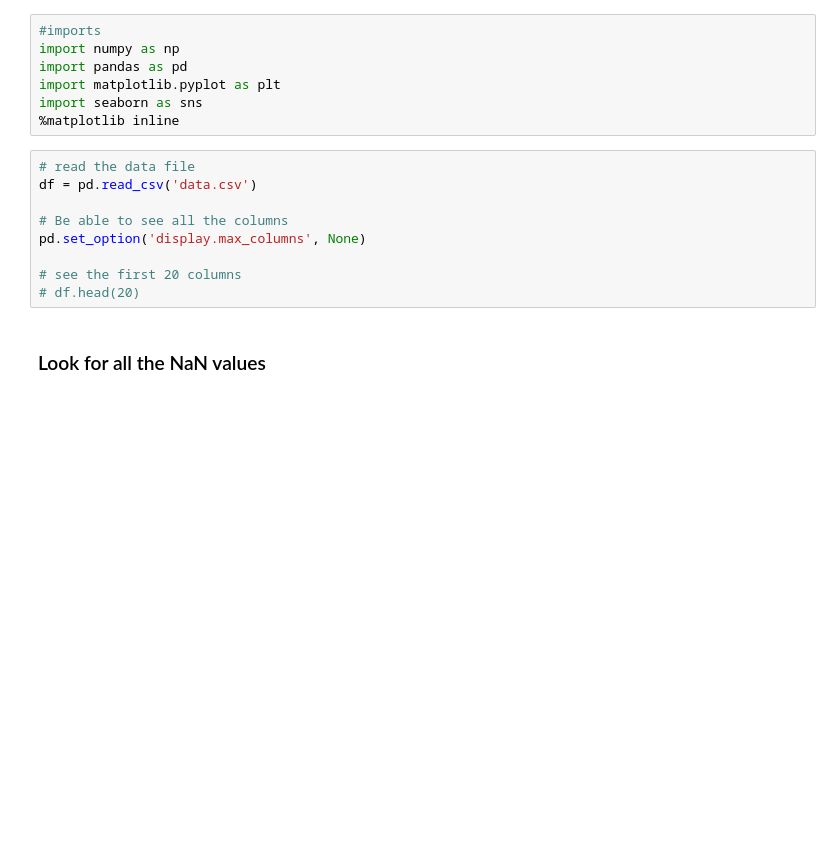
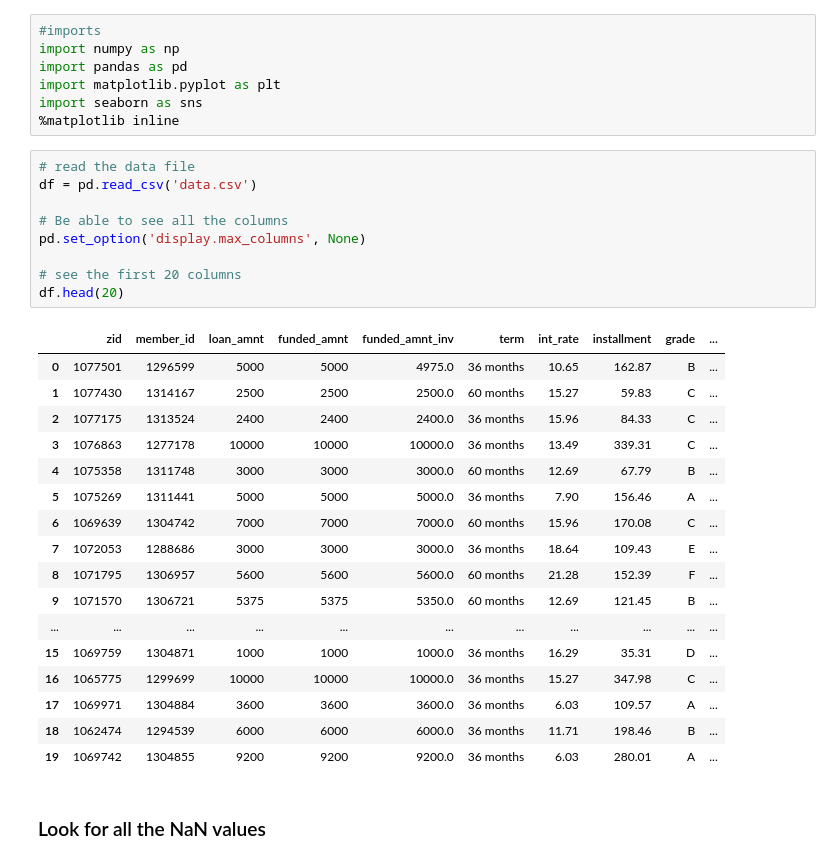
Before and after one commit to rurumeister/csci-316, a Jupyter notebook: GA1.ipynb, the cells around one changed output. Cells and saved outputs as stored; diff of their text form; blank space fills up the shorter version.

```diff
--- a/GA1.ipynb
+++ b/GA1.ipynb
@@ -10,12 +10,30 @@ import seaborn as sns
 # %%
 # read the data file
 df = pd.read_csv('data.csv')
 
 # Be able to see all the columns
 pd.set_option('display.max_columns', None)
 
 # see the first 20 columns
-# df.head(20)
+df.head(20)
+# %% [output]
+|  | zid | member_id | loan_amnt | funded_amnt | funded_amnt_inv | term | int_rate | installment | grade | ... |
+| 0 | 1077501 | 1296599 | 5000 | 5000 | 4975.0 | 36 months | 10.65 | 162.87 | B | ... |
+| 1 | 1077430 | 1314167 | 2500 | 2500 | 2500.0 | 60 months | 15.27 | 59.83 | C | ... |
+| 2 | 1077175 | 1313524 | 2400 | 2400 | 2400.0 | 36 months | 15.96 | 84.33 | C | ... |
+| 3 | 1076863 | 1277178 | 10000 | 10000 | 10000.0 | 36 months | 13.49 | 339.31 | C | ... |
+| 4 | 1075358 | 1311748 | 3000 | 3000 | 3000.0 | 60 months | 12.69 | 67.79 | B | ... |
+| 5 | 1075269 | 1311441 | 5000 | 5000 | 5000.0 | 36 months | 7.90 | 156.46 | A | ... |
+| 6 | 1069639 | 1304742 | 7000 | 7000 | 7000.0 | 60 months | 15.96 | 170.08 | C | ... |
+| 7 | 1072053 | 1288686 | 3000 | 3000 | 3000.0 | 36 months | 18.64 | 109.43 | E | ... |
+| 8 | 1071795 | 1306957 | 5600 | 5600 | 5600.0 | 60 months | 21.28 | 152.39 | F | ... |
+| 9 | 1071570 | 1306721 | 5375 | 5375 | 5350.0 | 60 months | 12.69 | 121.45 | B | ... |
+| ... | ... | ... | ... | ... | ... | ... | ... | ... | ... | ... |
+| 15 | 1069759 | 1304871 | 1000 | 1000 | 1000.0 | 36 months | 16.29 | 35.31 | D | ... |
+| 16 | 1065775 | 1299699 | 10000 | 10000 | 10000.0 | 36 months | 15.27 | 347.98 | C | ... |
+| 17 | 1069971 | 1304884 | 3600 | 3600 | 3600.0 | 36 months | 6.03 | 109.57 | A | ... |
+| 18 | 1062474 | 1294539 | 6000 | 6000 | 6000.0 | 36 months | 11.71 | 198.46 | B | ... |
+| 19 | 1069742 | 1304855 | 9200 | 9200 | 9200.0 | 36 months | 6.03 | 280.01 | A | ... |
 # %% [markdown]
 ### Look for all the NaN values
 # %%
```
Also changed, not shown: parts of 5 cells of this notebook, 1 other file.
